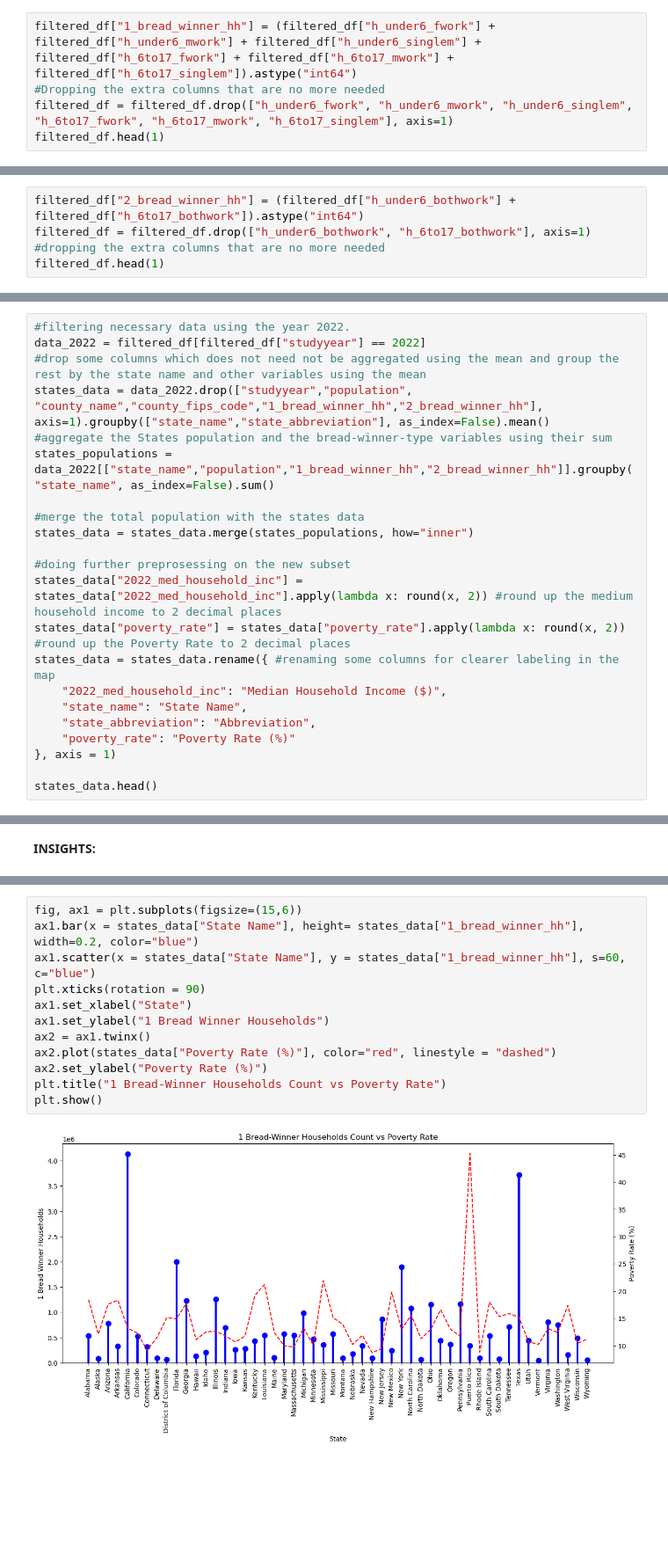
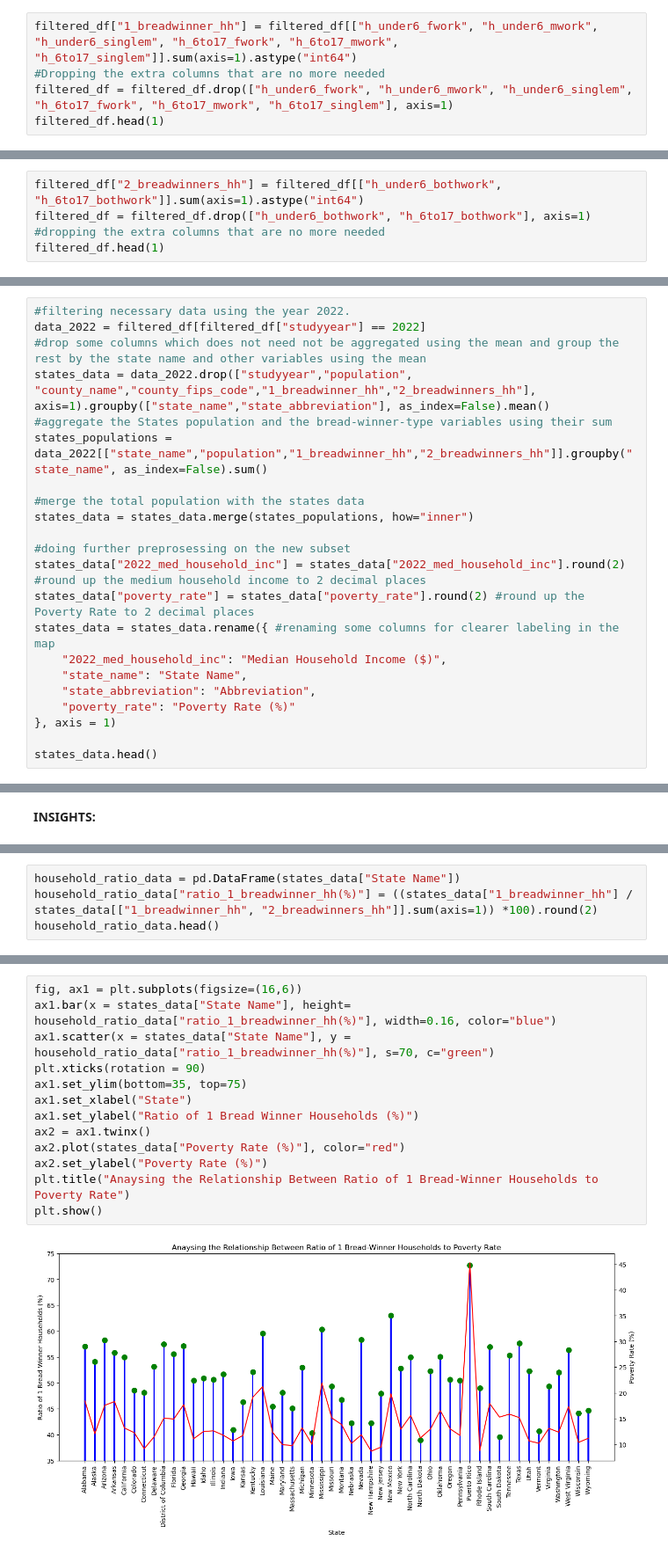
Before and after one commit to kaymighty86/us-poverty-rate-analysis, a Jupyter notebook: us_poverty_rate_analysis_notebook.ipynb, the cells around one changed output, grey strips where cells are left out. Shown at 88% size. Drawn from its saved outputs; the diff is of its cells as text; blank space fills up the shorter version.

Commit message:
Completed the visualisations inline with the objectives

```diff
--- a/us_poverty_rate_analysis_notebook.ipynb
+++ b/us_poverty_rate_analysis_notebook.ipynb
@@ -276,5 +276,5 @@ filtered_df.head(1)
 # %%
-filtered_df["1_bread_winner_hh"] = (filtered_df["h_under6_fwork"] + filtered_df["h_under6_mwork"] + filtered_df["h_under6_singlem"] + filtered_df["h_6to17_fwork"] + filtered_df["h_6to17_mwork"] + filtered_df["h_6to17_singlem"]).astype("int64")
+filtered_df["1_breadwinner_hh"] = filtered_df[["h_under6_fwork", "h_under6_mwork", "h_under6_singlem", "h_6to17_fwork", "h_6to17_mwork", "h_6to17_singlem"]].sum(axis=1).astype("int64")
 #Dropping the extra columns that are no more needed
 filtered_df = filtered_df.drop(["h_under6_fwork", "h_under6_mwork", "h_under6_singlem", "h_6to17_fwork", "h_6to17_mwork", "h_6to17_singlem"], axis=1)
 filtered_df.head(1)
@@ -287,5 +287,5 @@ filtered_df.head(1)
 # %%
-filtered_df["2_bread_winner_hh"] = (filtered_df["h_under6_bothwork"] + filtered_df["h_6to17_bothwork"]).astype("int64")
+filtered_df["2_breadwinners_hh"] = filtered_df[["h_under6_bothwork", "h_6to17_bothwork"]].sum(axis=1).astype("int64")
 filtered_df = filtered_df.drop(["h_under6_bothwork", "h_6to17_bothwork"], axis=1) #dropping the extra columns that are no more needed
 filtered_df.head(1)
 # %% [output]
@@ -613,16 +615,16 @@ with open("./dataset/us-states.geojson", "r") as gj:
 #filtering necessary data using the year 2022.
 data_2022 = filtered_df[filtered_df["studyyear"] == 2022]
 #drop some columns which does not need not be aggregated using the mean and group the rest by the state name and other variables using the mean
-states_data = data_2022.drop(["studyyear","population", "county_name","county_fips_code","1_bread_winner_hh","2_bread_winner_hh"], axis=1).groupby(["state_name","state_abbreviation"], as_index=False).mean()
+states_data = data_2022.drop(["studyyear","population", "county_name","county_fips_code","1_breadwinner_hh","2_breadwinners_hh"], axis=1).groupby(["state_name","state_abbreviation"], as_index=False).mean()
 #aggregate the States population and the bread-winner-type variables using their sum
-states_populations = data_2022[["state_name","population","1_bread_winner_hh","2_bread_winner_hh"]].groupby("state_name", as_index=False).sum()
+states_populations = data_2022[["state_name","population","1_breadwinner_hh","2_breadwinners_hh"]].groupby("state_name", as_index=False).sum()
 
 #merge the total population with the states data
 states_data = states_data.merge(states_populations, how="inner")
 
 #doing further preprosessing on the new subset
-states_data["2022_med_household_inc"] = states_data["2022_med_household_inc"].apply(lambda x: round(x, 2)) #round up the medium household income to 2 decimal places
-states_data["poverty_rate"] = states_data["poverty_rate"].apply(lambda x: round(x, 2)) #round up the Poverty Rate to 2 decimal places
+states_data["2022_med_household_inc"] = states_data["2022_med_household_inc"].round(2) #round up the medium household income to 2 decimal places
+states_data["poverty_rate"] = states_data["poverty_rate"].round(2) #round up the Poverty Rate to 2 decimal places
 states_data = states_data.rename({ #renaming some columns for clearer labeling in the map
     "2022_med_household_inc": "Median Household Income ($)",
     "state_name": "State Name",
@@ -741,0 +746,4 @@ fig.show()
+# %%
+household_ratio_data = pd.DataFrame(states_data["State Name"])
+household_ratio_data["ratio_1_breadwinner_hh(%)"] = ((states_data["1_breadwinner_hh"] / states_data[["1_breadwinner_hh", "2_breadwinners_hh"]].sum(axis=1)) *100).round(2)
+household_ratio_data.head()
@@ -742,14 +759,15 @@ fig.show()
 # %%
-fig, ax1 = plt.subplots(figsize=(15,6))
-ax1.bar(x = states_data["State Name"], height= states_data["1_bread_winner_hh"], width=0.2, color="blue")
-ax1.scatter(x = states_data["State Name"], y = states_data["1_bread_winner_hh"], s=60, c="blue")
+fig, ax1 = plt.subplots(figsize=(16,6))
+ax1.bar(x = states_data["State Name"], height= household_ratio_data["ratio_1_breadwinner_hh(%)"], width=0.16, color="blue")
+ax1.scatter(x = states_data["State Name"], y = household_ratio_data["ratio_1_breadwinner_hh(%)"], s=70, c="green")
 plt.xticks(rotation = 90)
+ax1.set_ylim(bottom=35, top=75)
 ax1.set_xlabel("State")
-ax1.set_ylabel("1 Bread Winner Households")
+ax1.set_ylabel("Ratio of 1 Bread Winner Households (%)")
 ax2 = ax1.twinx()
-ax2.plot(states_data["Poverty Rate (%)"], color="red", linestyle = "dashed")
+ax2.plot(states_data["Poverty Rate (%)"], color="red")
 ax2.set_ylabel("Poverty Rate (%)")
-plt.title("1 Bread-Winner Households Count vs Poverty Rate")
+plt.title("Anaysing the Relationship Between Ratio of 1 Bread-Winner Households to Poverty Rate")
 plt.show()
 # %% [output]
-[figure, old version]
+[figure, new version]
```
Also changed, not shown: parts of 18 cells of this notebook, 1 other file.
